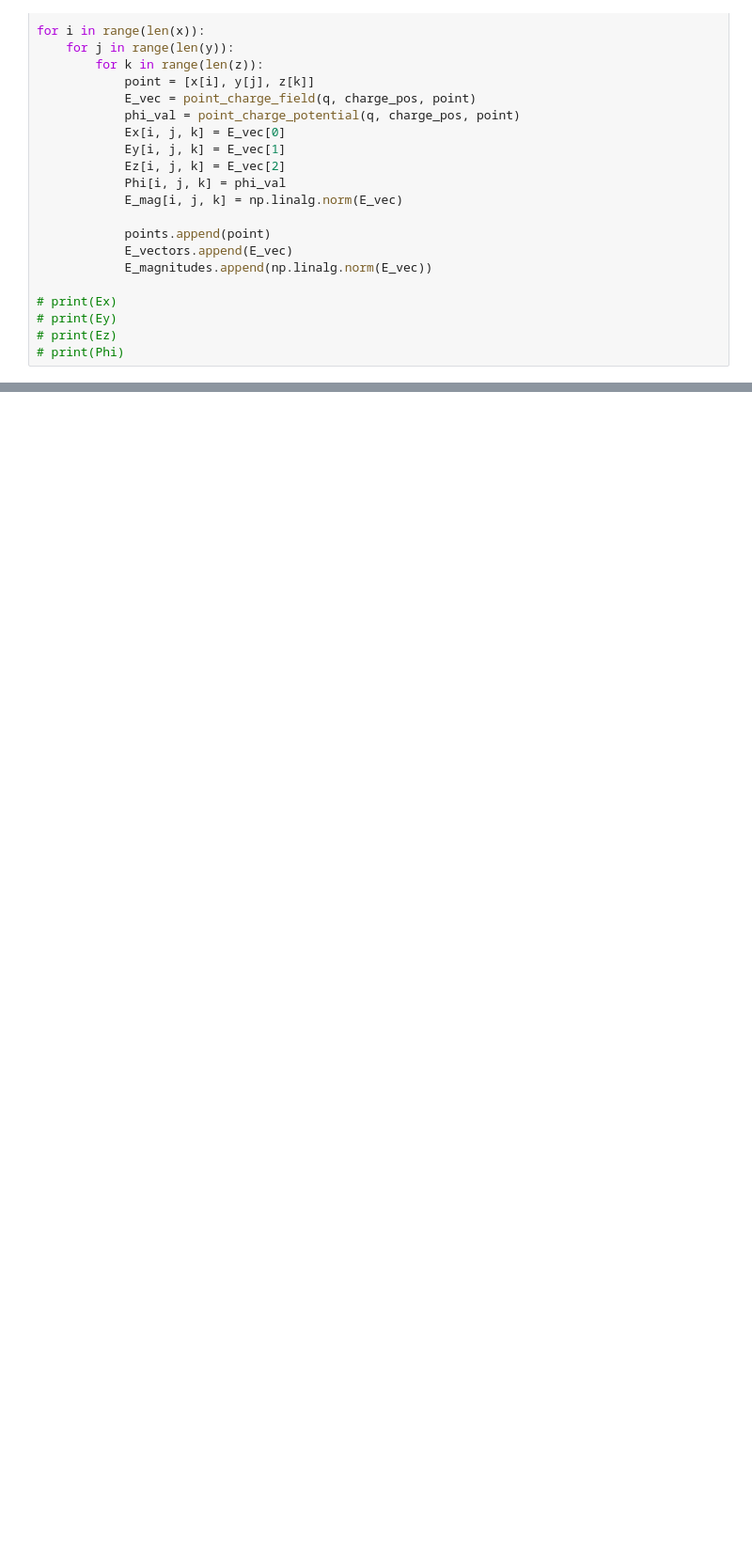
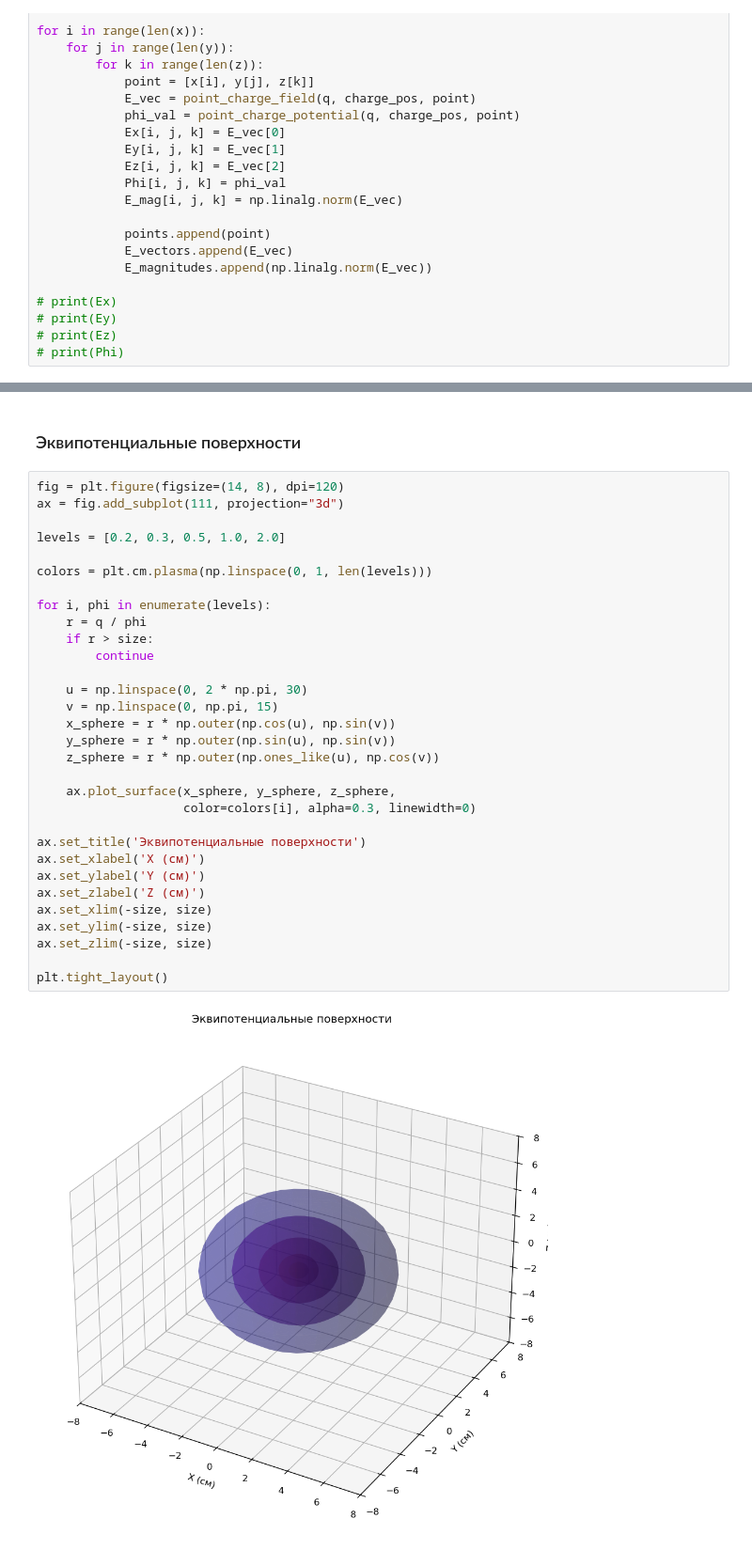
Before and after one commit to NevssZeppeli/computer_simulation_nsu, a Jupyter notebook: field.ipynb, the cells around one changed output, grey strips where cells are left out. Shown at 94% size. Drawn from its saved outputs; the diff is of its cells as text; blank space fills up the shorter version.

```diff
--- a/field.ipynb
+++ b/field.ipynb
@@ -122,0 +132,35 @@ plt.show()
+# %% [markdown]
+### Эквипотенциальные поверхности
+# %%
+fig = plt.figure(figsize=(14, 8), dpi=120)
+ax = fig.add_subplot(111, projection="3d")
+
+levels = [0.2, 0.3, 0.5, 1.0, 2.0]
+
+colors = plt.cm.plasma(np.linspace(0, 1, len(levels)))
+
+for i, phi in enumerate(levels):
+    r = q / phi
+    if r > size:
+        continue
+
+    u = np.linspace(0, 2 * np.pi, 30)
+    v = np.linspace(0, np.pi, 15)
+    x_sphere = r * np.outer(np.cos(u), np.sin(v))
+    y_sphere = r * np.outer(np.sin(u), np.sin(v))
+    z_sphere = r * np.outer(np.ones_like(u), np.cos(v))
+
+    ax.plot_surface(x_sphere, y_sphere, z_sphere,
+                    color=colors[i], alpha=0.3, linewidth=0)
+
+ax.set_title('Эквипотенциальные поверхности')
+ax.set_xlabel('X (см)')
+ax.set_ylabel('Y (см)')
+ax.set_zlabel('Z (см)')
+ax.set_xlim(-size, size)
+ax.set_ylim(-size, size)
+ax.set_zlim(-size, size)
+
+plt.tight_layout()
+# %% [output]
+[figure, added]
```
Also changed, not shown: parts of 4 cells of this notebook.
